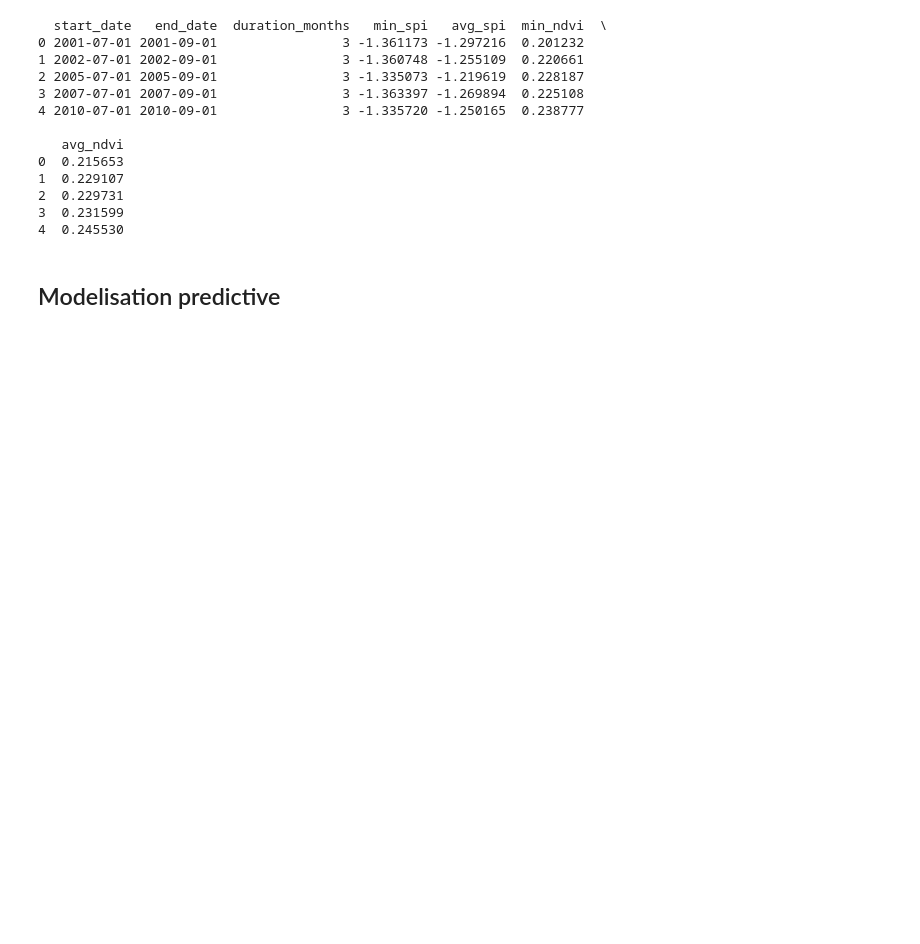
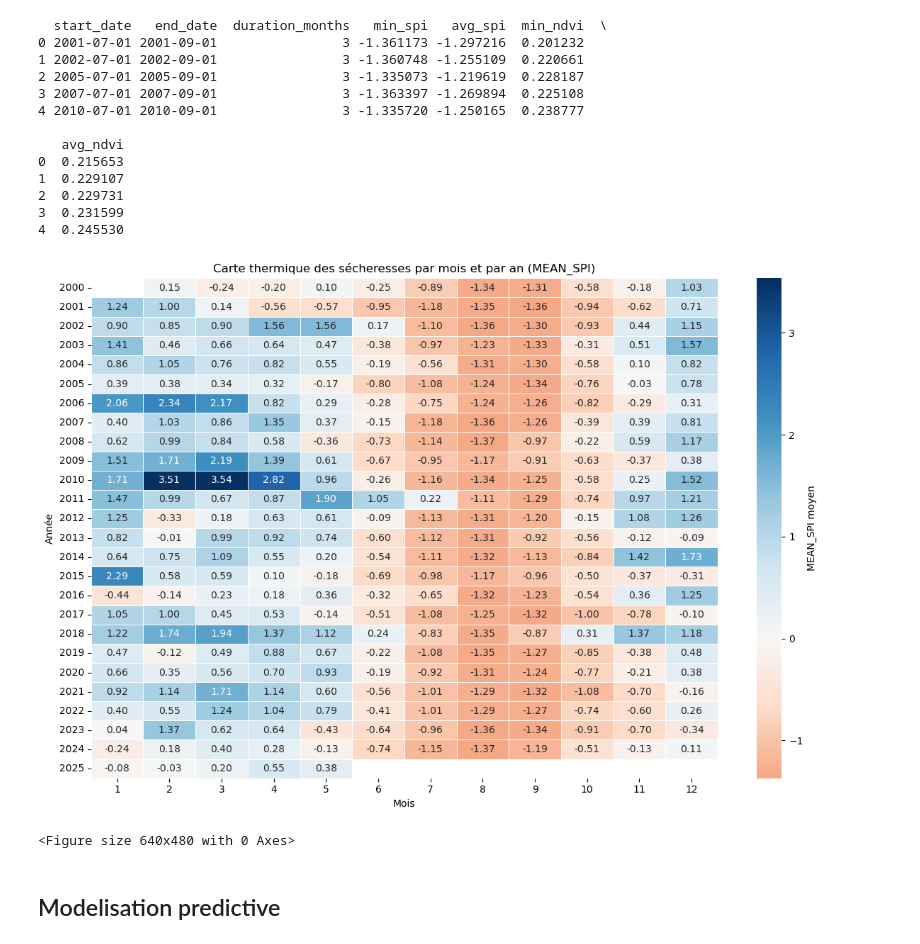
Before and after one commit to adam04-D/Drought-monitoring, a Jupyter notebook: main.ipynb, the cells around one changed output. Cells and saved outputs as stored; diff of their text form; code cells hidden in the pictures; blank space fills up the shorter version.

```diff
--- a/main.ipynb
+++ b/main.ipynb
@@ -635,5 +826,42 @@ if len(drought_events) >0 :
                       labels={'avg_spi': 'SPI moyen'})
     fig.update_layout(xaxis_title='Date', yaxis_title='Durée (mois)')
     fig.show()
+# %%
+def generate_drought_heatmap(df, index_col='mean_spi'):
+    df_copy = df.copy()
+    df_copy['Year'] = df_copy['date'].dt.year
+    df_copy['Month'] = df_copy['date'].dt.month
+
+    # Moyenne SPI par mois et année
+    heatmap_data = df_copy.pivot_table(
+        index='Year',
+        columns='Month',
+        values=index_col,
+        aggfunc='mean'
+    )
+
+    # Création de la heatmap
+    plt.figure(figsize=(12, 8))
+    sns.heatmap(
+        heatmap_data,
+        cmap='RdBu',
+        center=0,
+        linewidths=0.5,
+        annot=True,
+        fmt=".2f",
+        cbar_kws={'label': f'{index_col.upper()} moyen'}
+    )
+    plt.title(f'Carte thermique des sécheresses par mois et par an ({index_col.upper()})')
+    plt.xlabel("Mois")
+    plt.ylabel("Année")
+    plt.tight_layout()
+    plt.show()
+
+
+generate_drought_heatmap(merged_df, index_col='mean_spi')
+plt.savefig('carte_de_sechresse.png', dpi=300, bbox_inches='tight')
+# %% [output]
+[figure, added]
+<Figure size 640x480 with 0 Axes>
 # %% [markdown]
 ## Modelisation predictive
```
Also changed, not shown: parts of 63 cells of this notebook, 6 other files.
